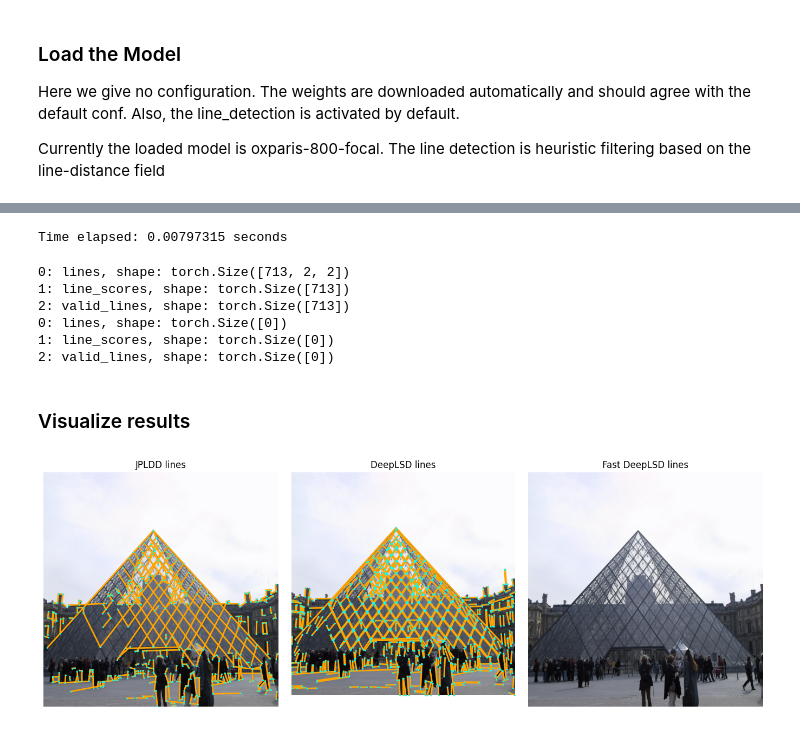
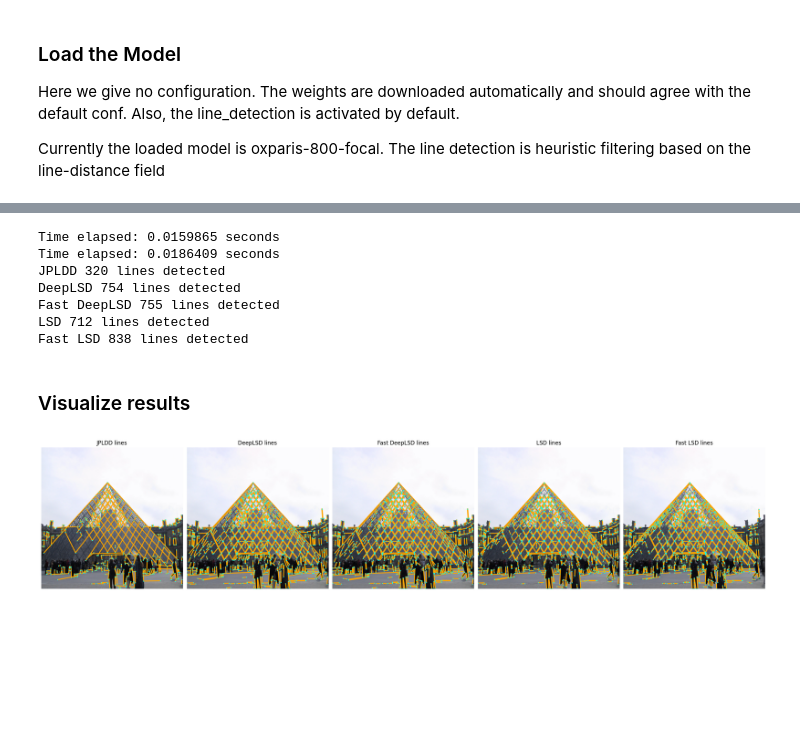
Before and after one commit to cvg/glue-factory, a Jupyter notebook: notebooks/visualize_network_predictions.ipynb, the cells around one changed output, grey strips where cells are left out. Cells and saved outputs as stored; diff of their text form; code cells hidden in the pictures; blank space fills up the shorter version.

Commit message:
Config for faster lsd

```diff
--- a/notebooks/visualize_network_predictions.ipynb
+++ b/notebooks/visualize_network_predictions.ipynb
@@ -124,6 +124,8 @@ deeplsd_conf = {
     "model_conf": {
         "detect_lines": True,
         "line_detection_params": {
+            "grad_nfa": False,
+            "filtering": "strict",
             "faster_lsd": False,
         }
     }
@@ -135,12 +137,27 @@ deeplsd_fast_conf = {
     "model_conf": {
         "detect_lines": True,
         "line_detection_params": {
+            "grad_nfa": False,
+            "filtering": "strict",
             "faster_lsd": True,
         }
     }
 }
 deeplsd_fast_model = get_model("deeplsd")(deeplsd_fast_conf).to(device)
 deeplsd_fast_model.eval()
+
+# Load original pytlsd and fast_pytlsd
+pytlsd_conf = {
+    "model_conf": {
+        "faster_lsd": False,
+    }
+}
+pytlsd_model = get_model("lsd")(pytlsd_conf).to(device).eval()
+
+pytlsd_fast_conf = {
+    "faster_lsd": True,
+}
+pytlsd_fast_model = get_model("lsd")(pytlsd_fast_conf).to(device).eval()
 # %% [output]
 module 'deeplsd' has no attribute '__main_model__'
 module 'deeplsd' has no attribute '__main_model__'
@@ -167,33 +167,37 @@ with torch.no_grad():
     output_jpldd = jpldd_model({"image": torch_image})
     output_deeplsd = deeplsd_model({"image": torch_image})
     output_deeplsd_fast = deeplsd_fast_model({"image": torch_image})
+    output_pytlsd = pytlsd_model({"image": torch_image})
+    output_pytlsd_fast = pytlsd_fast_model({"image": torch_image})
+
+print(f"JPLDD {len(output_jpldd['lines'][0])} lines detected")
+print(f"DeepLSD {len(output_deeplsd['lines'][0])} lines detected")
+print(f"Fast DeepLSD {len(output_deeplsd_fast['lines'][0])} lines detected")
+print(f"LSD {len(output_pytlsd['lines'][0])} lines detected")
+print(f"Fast LSD {len(output_pytlsd_fast['lines'][0])} lines detected")
 
 # print("-- Output Keys --")
 # for i, key in enumerate(output_jpldd.keys()):
 #     output_jpldd[key] = output_jpldd[key].cpu()
 #     print(f"{i}: {key}, shape: {output_jpldd[key][0].shape}")
 # %% [output]
-Time elapsed: 0.00797315 seconds
+Time elapsed: 0.0159865 seconds
+Time elapsed: 0.0186409 seconds
+JPLDD 320 lines detected
+DeepLSD 754 lines detected
+Fast DeepLSD 755 lines detected
+LSD 712 lines detected
+Fast LSD 838 lines detected
-# %%
-for i, key in enumerate(output_deeplsd.keys()):
-    output_deeplsd[key] = output_deeplsd[key].cpu()
-    print(f"{i}: {key}, shape: {output_deeplsd[key][0].shape}")
-
-for i, key in enumerate(output_deeplsd_fast.keys()):
-    output_deeplsd_fast[key] = output_deeplsd_fast[key].cpu()
-    print(f"{i}: {key}, shape: {output_deeplsd_fast[key][0].shape}")
-# %% [output]
-0: lines, shape: torch.Size([713, 2, 2])
-1: line_scores, shape: torch.Size([713])
-2: valid_lines, shape: torch.Size([713])
-0: lines, shape: torch.Size([0])
-1: line_scores, shape: torch.Size([0])
-2: valid_lines, shape: torch.Size([0])
 # %% [markdown]
 ### Visualize results
 # %%
 img = torch_image.cpu().squeeze(0).permute(1,2,0)
-plot_images([img, img, img], ["JPLDD lines", "DeepLSD lines", "Fast DeepLSD lines"])
-plot_lines([output_jpldd["lines"][0].cpu().numpy(), output_deeplsd["lines"][0].cpu().numpy(), output_deeplsd_fast["lines"][0].cpu().numpy()], indices=(0, 1, 2))
+plot_images([img] * 5, ["JPLDD lines", "DeepLSD lines", "Fast DeepLSD lines", "LSD lines", "Fast LSD lines"])
+plot_lines([
+    output_jpldd["lines"][0].cpu().numpy(),
+    output_deeplsd["lines"][0].cpu().numpy(),
+    output_deeplsd_fast["lines"][0].cpu().numpy(),
+    output_pytlsd["lines"][0].cpu().numpy(),
+    output_pytlsd_fast["lines"][0].cpu().numpy()], indices=range(5))
 # %% [output]
-[figure, old version]
+[figure, new version]
```
Also changed, not shown: parts of 2 cells of this notebook, 3 other files.
